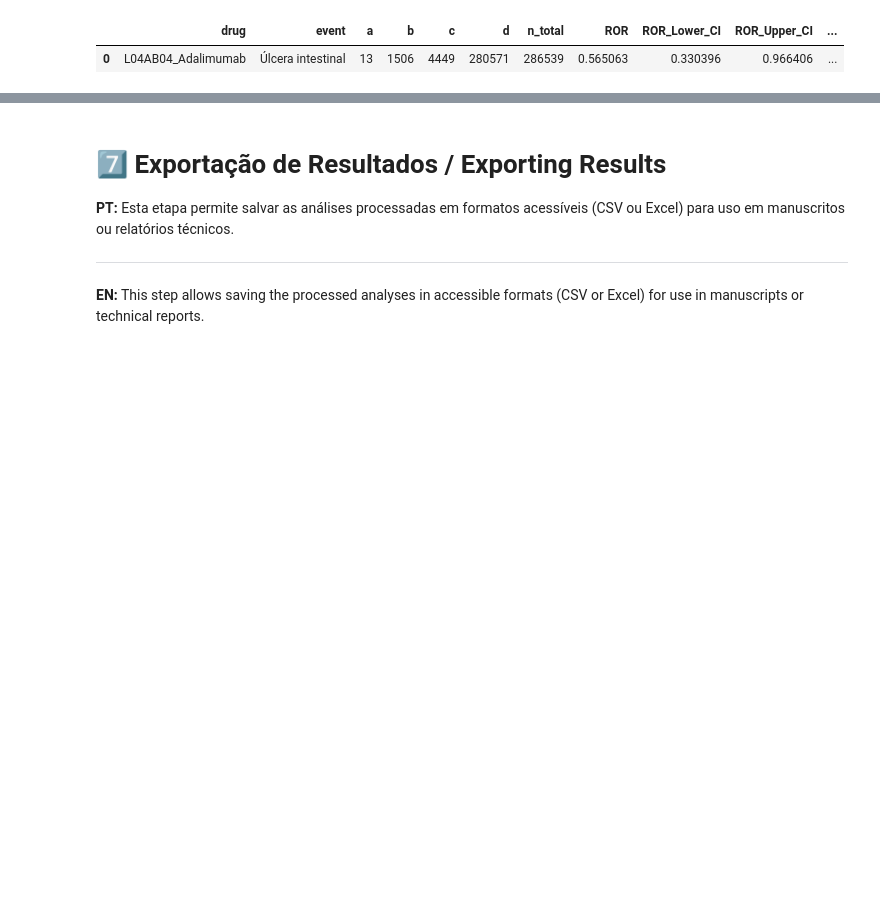
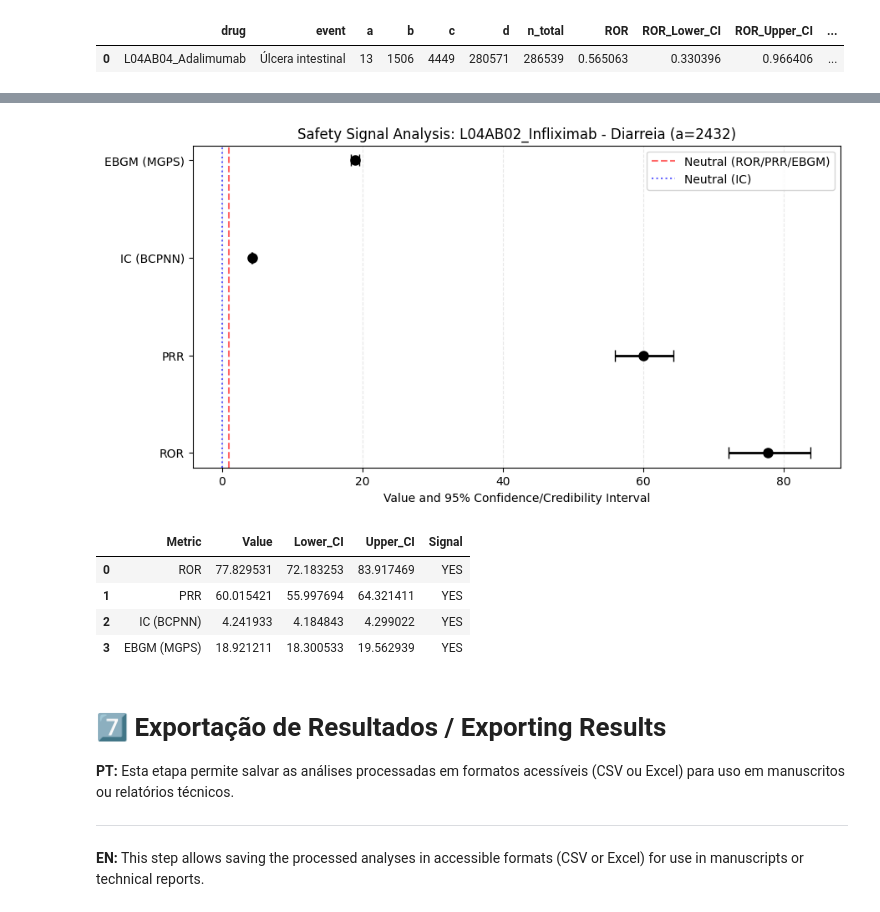
Before and after one commit to mlab-inf-ufrgs/vigimed, a Jupyter notebook: eda/disproportionality_analysis/Projeto_Vigimed_Cálculos_de_desproprocionalidade.ipynb, the cells around one changed output, grey strips where cells are left out. Cells and saved outputs as stored; diff of their text form; code cells hidden in the pictures; blank space fills up the shorter version.

```diff
--- a/eda/disproportionality_analysis/Projeto_Vigimed_Cálculos_de_desproprocionalidade.ipynb
+++ b/eda/disproportionality_analysis/Projeto_Vigimed_Cálculos_de_desproprocionalidade.ipynb
@@ -656,3 +677,17 @@ plt.show()
+# %%
+report_ex = plot_safety_signal(
+    df_signal_plot=df_signal,
+    drug_name='L04AB02_Infliximab',
+    event_name='Diarreia'
+)
+report_ex
+# %% [output]
+[figure, added]
+|  | Metric | Value | Lower_CI | Upper_CI | Signal |
+| 0 | ROR | 77.829531 | 72.183253 | 83.917469 | YES |
+| 1 | PRR | 60.015421 | 55.997694 | 64.321411 | YES |
+| 2 | IC (BCPNN) | 4.241933 | 4.184843 | 4.299022 | YES |
+| 3 | EBGM (MGPS) | 18.921211 | 18.300533 | 19.562939 | YES |
 # %% [markdown]
 # 7️⃣ Exportação de Resultados / Exporting Results
 
```
Also changed, not shown: parts of 7 cells of this notebook, 3 other files.
